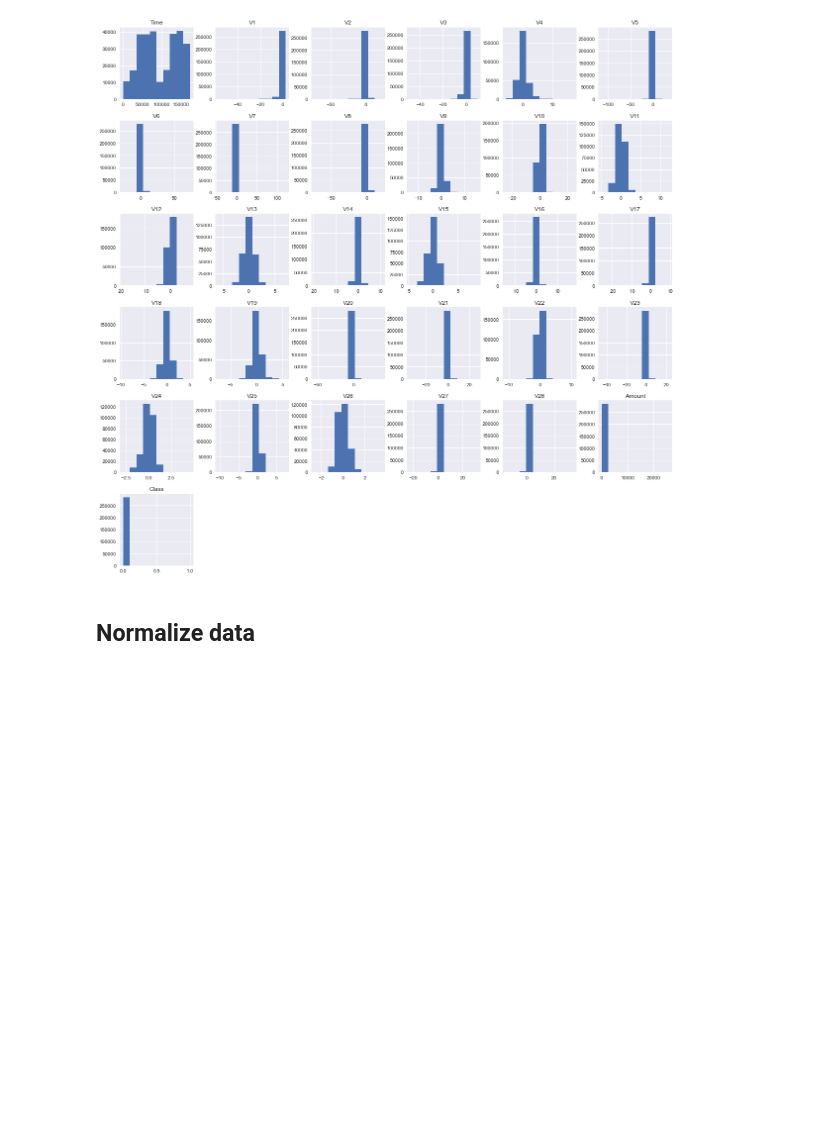
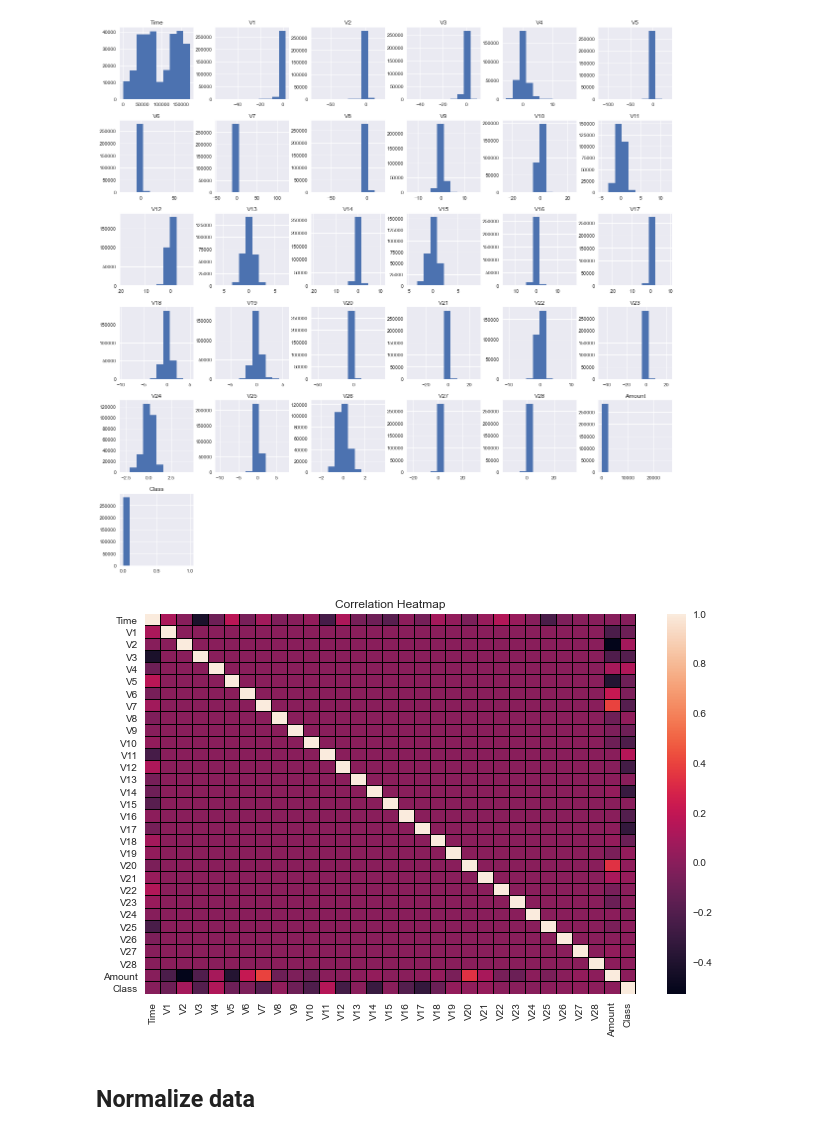
Before and after one commit to bjarnemu/aml2021finalproject, a Jupyter notebook: main.ipynb, the cells around one changed output. Cells and saved outputs as stored; diff of their text form; code cells hidden in the pictures; blank space fills up the shorter version.

Commit message:
correlation matrix

```diff
--- a/main.ipynb
+++ b/main.ipynb
@@ -42,6 +42,14 @@ Name: Class, dtype: int64
 records.hist(figsize=(20,20));
 # %% [output]
 [figure]
+# %%
+list_of_correlations= records.corr(method='pearson')
+plt.figure(figsize=(11,7))
+sns.heatmap(list_of_correlations,linewidths=0.005,linecolor='k')
+plt.title('Correlation Heatmap')
+plt.show()
+# %% [output]
+[figure, added]
 # %% [markdown]
 ## Normalize data
 # %%
```
